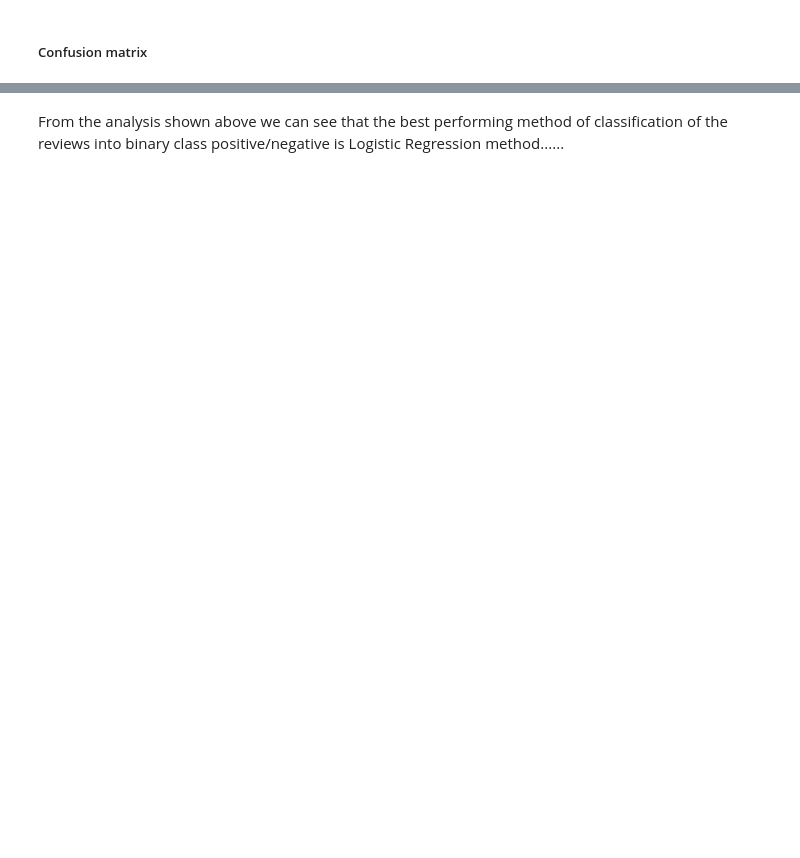
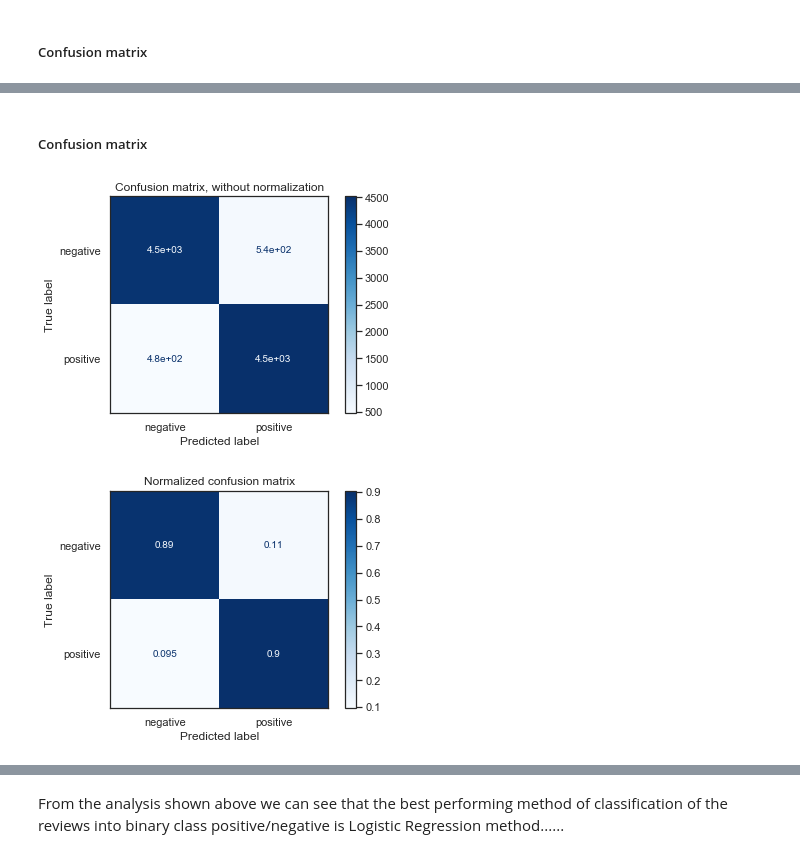
Before and after one commit to SylvainLosey/DMML2019_Team_Orange, a Jupyter notebook: code/2_analysis.ipynb, the cells around one changed output, grey strips where cells are left out. Cells and saved outputs as stored; diff of their text form; code cells hidden in the pictures; blank space fills up the shorter version.

Commit message:
Tune logistic regression

```diff
--- a/code/2_analysis.ipynb
+++ b/code/2_analysis.ipynb
@@ -287,7 +250,11 @@ pipe.score(X_test, y_test)
 from sklearn.feature_extraction.text import TfidfVectorizer
 
 tfidf_vectorizer = TfidfVectorizer(tokenizer = tokenize_review, ngram_range = (1, 2))
-pipe = Pipeline([('vectorizer', tfidf_vectorizer), ('classifier', classifier)])
 
-pipe.fit(X_train,y_train)
-pipe.score(X_test, y_test)
+X = tfidf_vectorizer.fit_transform(data_debug['review'])
+y = data_debug['sentiment']
+
+X_train, X_test, y_train, y_test = train_test_split(X, y, test_size=0.2, random_state=72)
+
+lr = LogisticRegression()
+lr.fit(X_train, y_train)
@@ -296,10 +266,0 @@ pipe.score(X_test, y_test)
-# %%
-from sklearn.svm import LinearSVC
-
-classifier = LinearSVC(C=0.25, max_iter=2000)
-count_vector = CountVectorizer(tokenizer = tokenize_review, ngram_range = (1, 2))
-
-pipe = Pipeline([('vectorizer', count_vector), ('classifier', classifier)])
-
-pipe.fit(X_train,y_train)
-pipe.score(X_test, y_test)
@@ -307,0 +277,17 @@ pipe.score(X_test, y_test)
+# %%
+from sklearn.model_selection import GridSearchCV
+import numpy as np
+
+pipe = Pipeline([('classifier' , LogisticRegression())])
+
+param_grid = [
+    {
+        'classifier': [LogisticRegression()],
+        'classifier__penalty' : ['l1', 'l2'],
+        'classifier__C' : np.logspace(-4, 4, 20),
+        'classifier__solver' : ['liblinear']
+    },
+]
+
+grid_search = GridSearchCV(pipe, param_grid = param_grid, cv = 5, verbose=True, n_jobs=-1)
+result = grid_search.fit(X_train, y_train)
@@ -307,0 +315,2 @@ pipe.score(X_test, y_test)
+# %%
+best_lr = result.best_params_['classifier'].fit(X_train, y_train)
@@ -307,0 +330,7 @@ pipe.score(X_test, y_test)
+# %% [markdown]
+##### Confusion matrix
+# %%
+confusion_matrix(best_lr, X_test, y_test)
+# %% [output]
+[figure, added]
+[figure, added]
```
Also changed, not shown: parts of 53 cells of this notebook, 1 other file.
